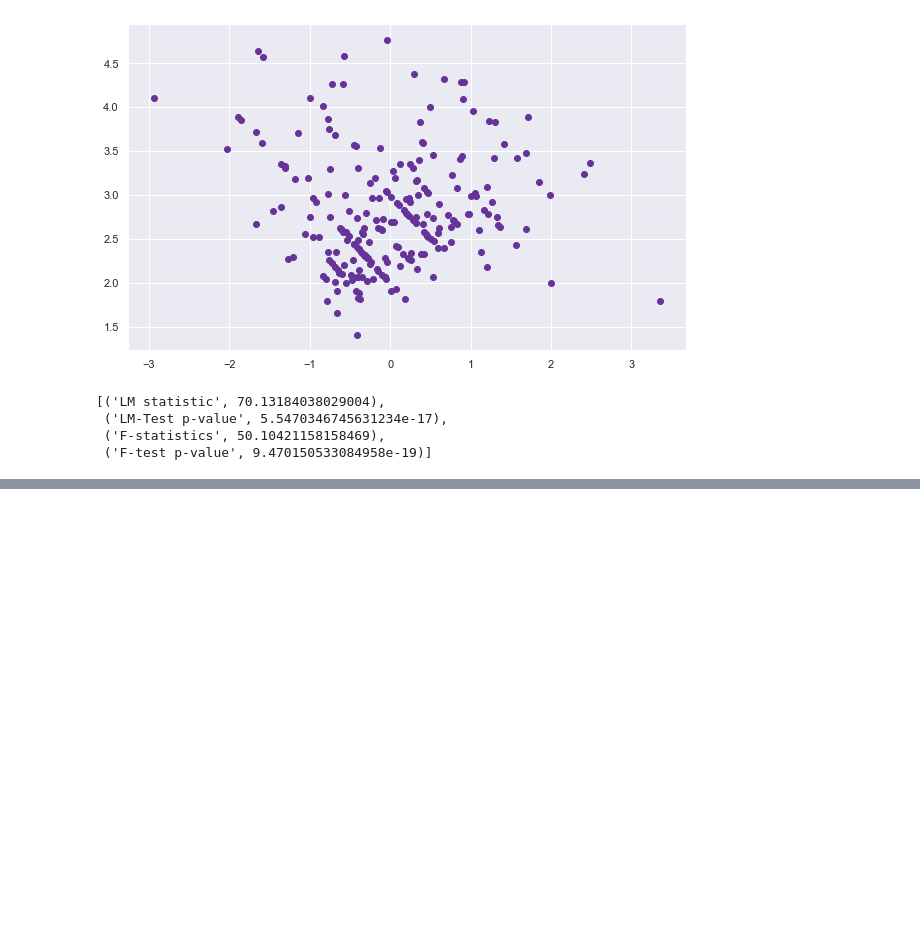
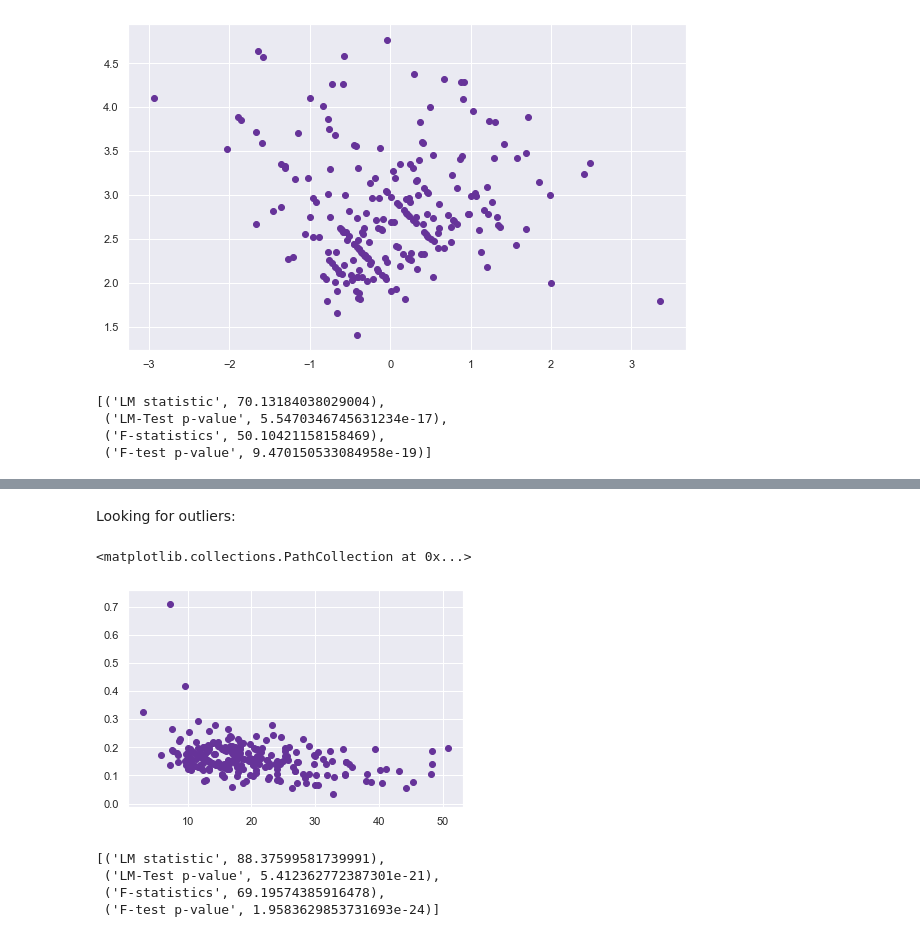
Before and after one commit to JuliaMal/Fundamentals_project, a Jupyter notebook: Tips.ipynb, the cells around one changed output, grey strips where cells are left out. Saved outputs shown, nothing was run; the diff lists cells and outputs as text; code cells hidden in the pictures; blank space fills up the shorter version.

```diff
--- a/Tips.ipynb
+++ b/Tips.ipynb
@@ -866,0 +938,16 @@ lzip(name, test)
+# %% [markdown]
+Looking for outliers:
+# %%
+plt.scatter(df_mod['total_bill'], df_mod['tips_range'], color="rebeccapurple")
+# %% [output]
+<matplotlib.collections.PathCollection at 0x...>
+[figure, added]
+# %%
+name = ['LM statistic', 'LM-Test p-value', 'F-statistics', 'F-test p-value']
+test = smd.het_breuschpagan(residual, df_mod2[['total_bill', 'tips_range']])
+lzip(name, test)
+# %% [output]
+[('LM statistic', 88.37599581739991),
+ ('LM-Test p-value', 5.412362772387301e-21),
+ ('F-statistics', 69.19574385916478),
+ ('F-test p-value', 1.9583629853731693e-24)]
```
Also changed, not shown: parts of 8 cells of this notebook, 4 other files.
